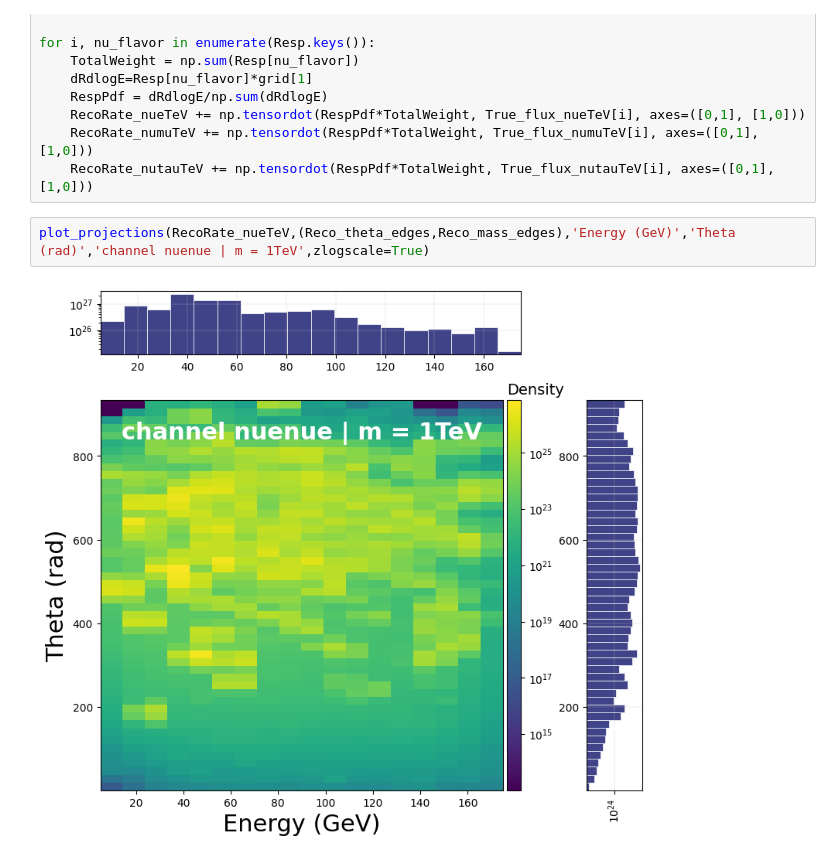
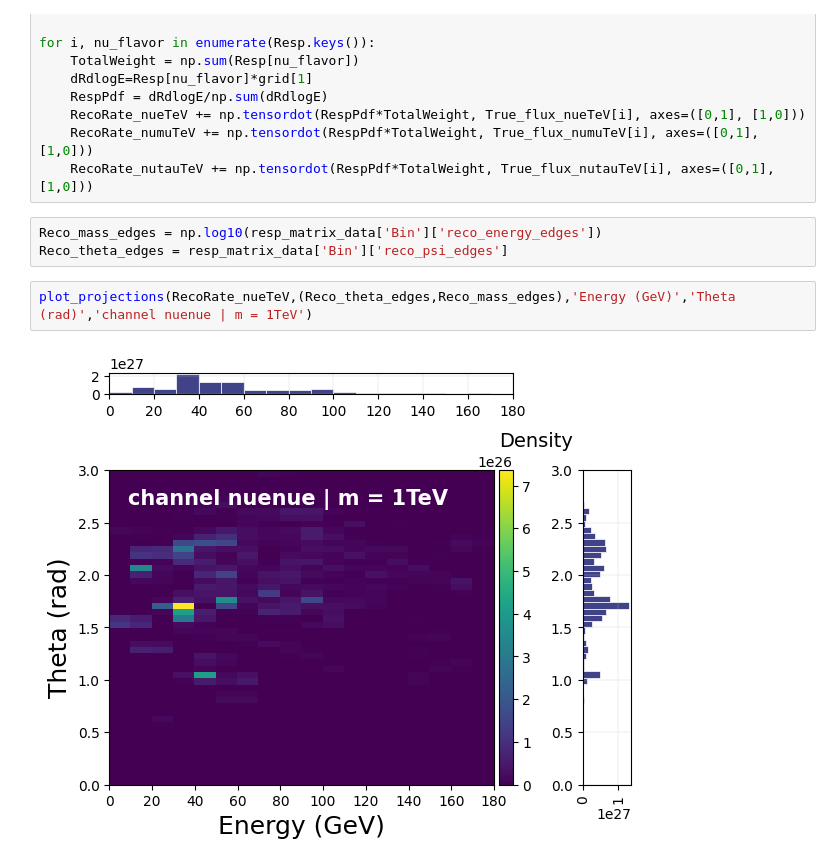
Before and after one commit to danaevld/IceCube, a Jupyter notebook: PDF_using_resp_matrix.ipynb, the cells around one changed output. Cells and saved outputs as stored; diff of their text form.

```diff
--- a/PDF_using_resp_matrix.ipynb
+++ b/PDF_using_resp_matrix.ipynb
@@ -234,8 +232,11 @@ for i, nu_flavor in enumerate(Resp.keys()):
     RecoRate_nueTeV += np.tensordot(RespPdf*TotalWeight, True_flux_nueTeV[i], axes=([0,1], [1,0]))
     RecoRate_numuTeV += np.tensordot(RespPdf*TotalWeight, True_flux_numuTeV[i], axes=([0,1], [1,0]))
     RecoRate_nutauTeV += np.tensordot(RespPdf*TotalWeight, True_flux_nutauTeV[i], axes=([0,1], [1,0]))
+# %%
+Reco_mass_edges = np.log10(resp_matrix_data['Bin']['reco_energy_edges'])
+Reco_theta_edges = resp_matrix_data['Bin']['reco_psi_edges']
 # %%
-plot_projections(RecoRate_nueTeV,(Reco_theta_edges,Reco_mass_edges),'Energy (GeV)','Theta (rad)','channel nuenue | m = 1TeV',zlogscale=True)
+plot_projections(RecoRate_nueTeV,(Reco_theta_edges,Reco_mass_edges),'Energy (GeV)','Theta (rad)','channel nuenue | m = 1TeV')
 # %% [output]
-[figure, old version]
+[figure, new version]
 # %%
```
Also changed, not shown: parts of 11 cells of this notebook, 1 other file.
